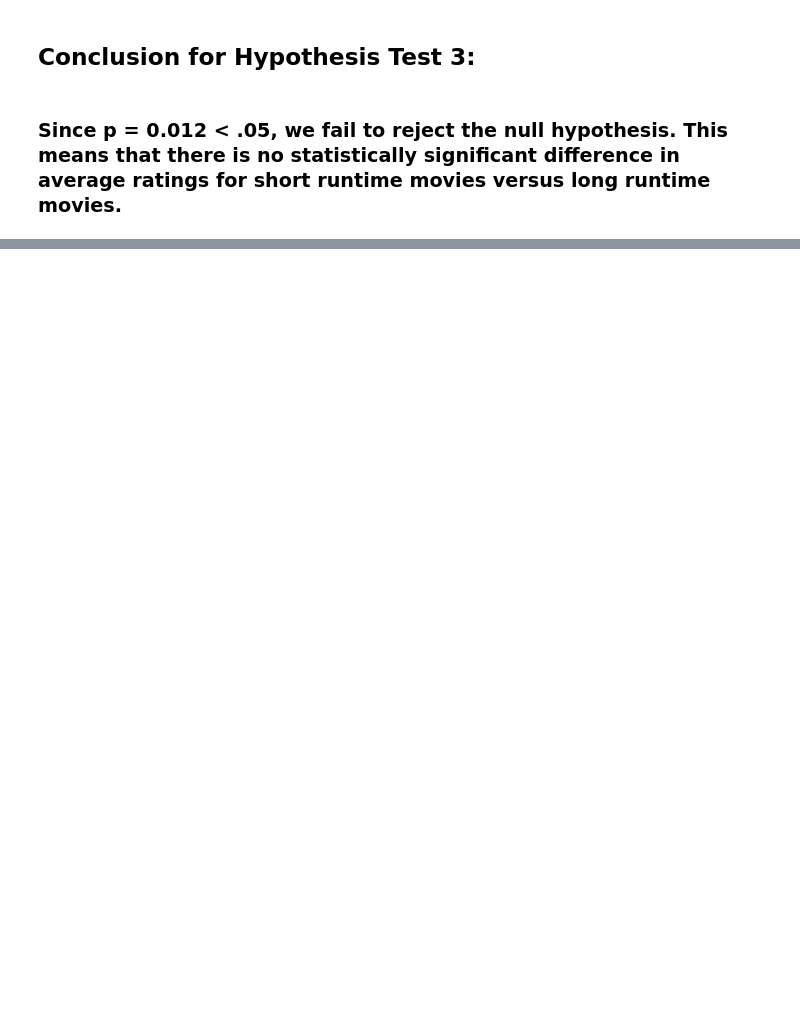
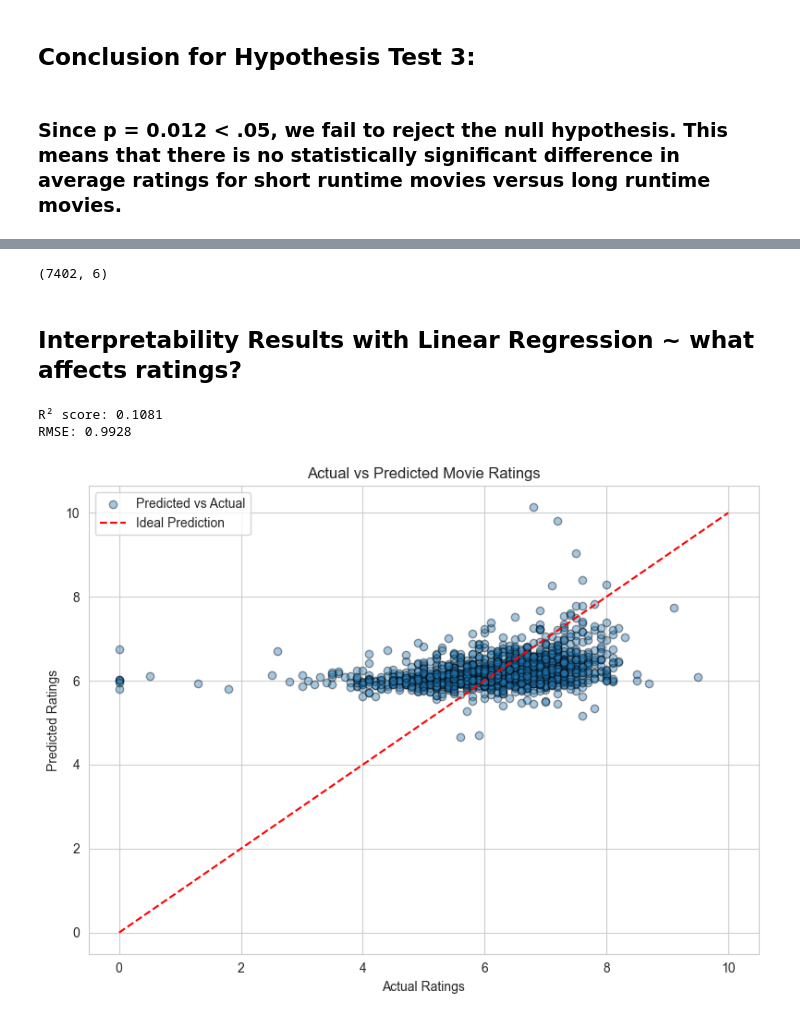
Before and after one commit to saharshmaloo/MovieAnalysis320, a Jupyter notebook: movies_data.ipynb, the cells around one changed output, grey strips where cells are left out. Cells and saved outputs as stored; diff of their text form; code cells hidden in the pictures; blank space fills up the shorter version.

```diff
--- a/movies_data.ipynb
+++ b/movies_data.ipynb
@@ -517,0 +567,5 @@ Passing `palette` without assigning `hue` is deprecated and will be removed in v
+# %%
+feature_df = feature_df.dropna()
+feature_df = feature_df[(feature_df['budget'] != '0') & (feature_df['revenue'] != 0)]
+feature_df = feature_df.dropna(subset=['runtime'])
+print(feature_df.isnull().sum())
@@ -517,0 +580,51 @@ Passing `palette` without assigning `hue` is deprecated and will be removed in v
+# %%
+feature_df.shape
+# %% [output]
+(7402, 6)
+# %% [markdown]
+## Interpretability Results with Linear Regression ~ what affects ratings?
+# %%
+from sklearn.model_selection import train_test_split
+from sklearn.linear_model import LinearRegression
+from sklearn.metrics import r2_score, root_mean_squared_error
+
+#separate features and target
+X = feature_df[['budget', 'popularity', 'revenue', 'runtime']]
+y = feature_df['vote_average']
+
+#split into training and testing sets
+X_train, X_test, y_train, y_test = train_test_split(X, y, test_size=0.2, random_state=42)
+
+#train linear regression model
+model = LinearRegression()
+model.fit(X_train, y_train)
+
+#predict and evaluate
+y_pred = model.predict(X_test)
+r2 = r2_score(y_test, y_pred)
+rmse = root_mean_squared_error(y_test, y_pred)
+
+print(f'R² score: {r2:.4f}')
+print(f'RMSE: {rmse:.4f}')
+# %% [output]
+R² score: 0.1081
+RMSE: 0.9928
+# %%
+plt.figure(figsize=(8, 6))
+
+# Scatter: actual vs predicted
+plt.scatter(y_test, y_pred, alpha=0.4, edgecolor='k', label='Predicted vs Actual')
+
+# Ideal line: y = x
+plt.plot([0, 10], [0, 10], color='red', linestyle='--', label='Ideal Prediction')
+
+plt.xlabel('Actual Ratings')
+plt.ylabel('Predicted Ratings')
+plt.title('Actual vs Predicted Movie Ratings')
+
+plt.grid(True)
+plt.legend(loc='upper left')  # Add the legend here
+plt.tight_layout()
+plt.show()
+# %% [output]
+[figure, added]
```
Also changed, not shown: parts of 56 cells of this notebook, 1 other file.
